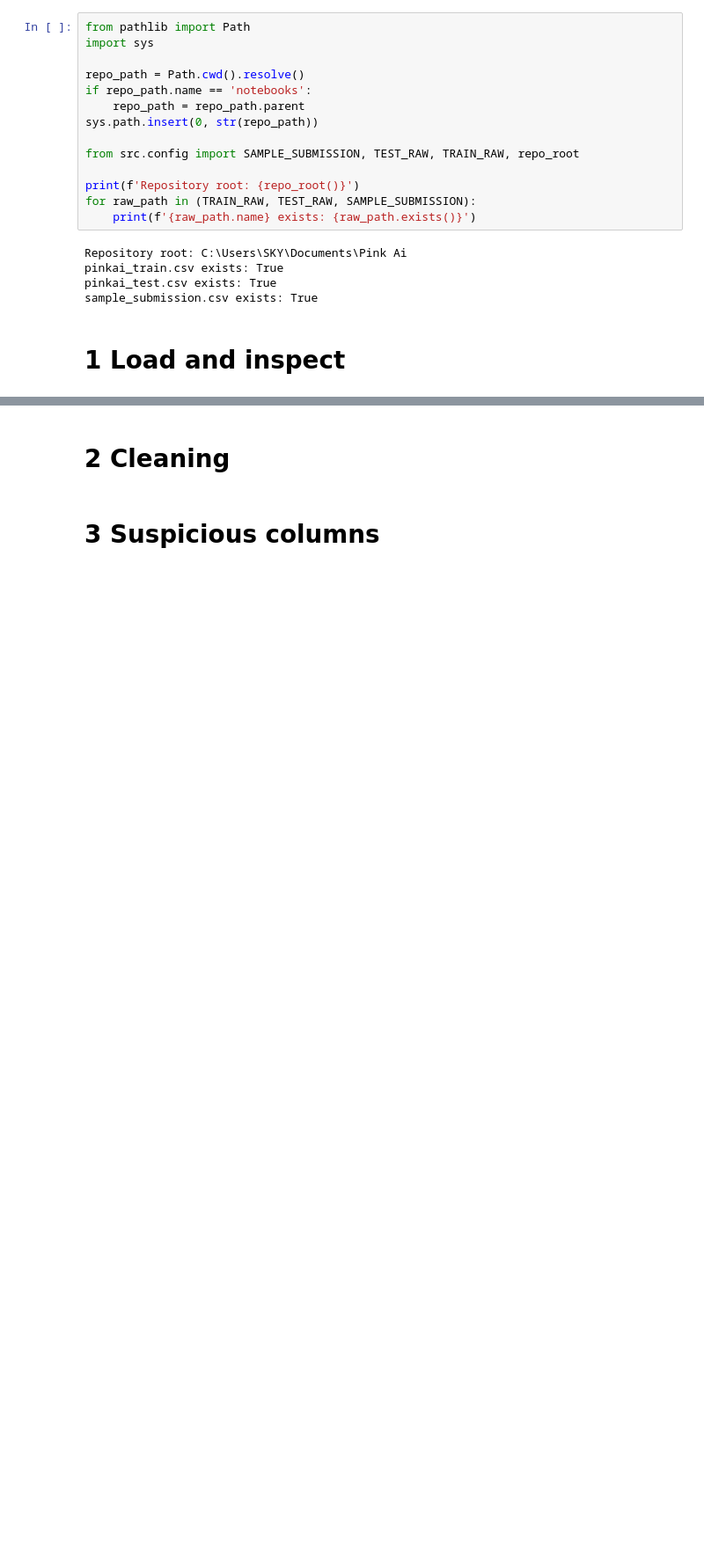
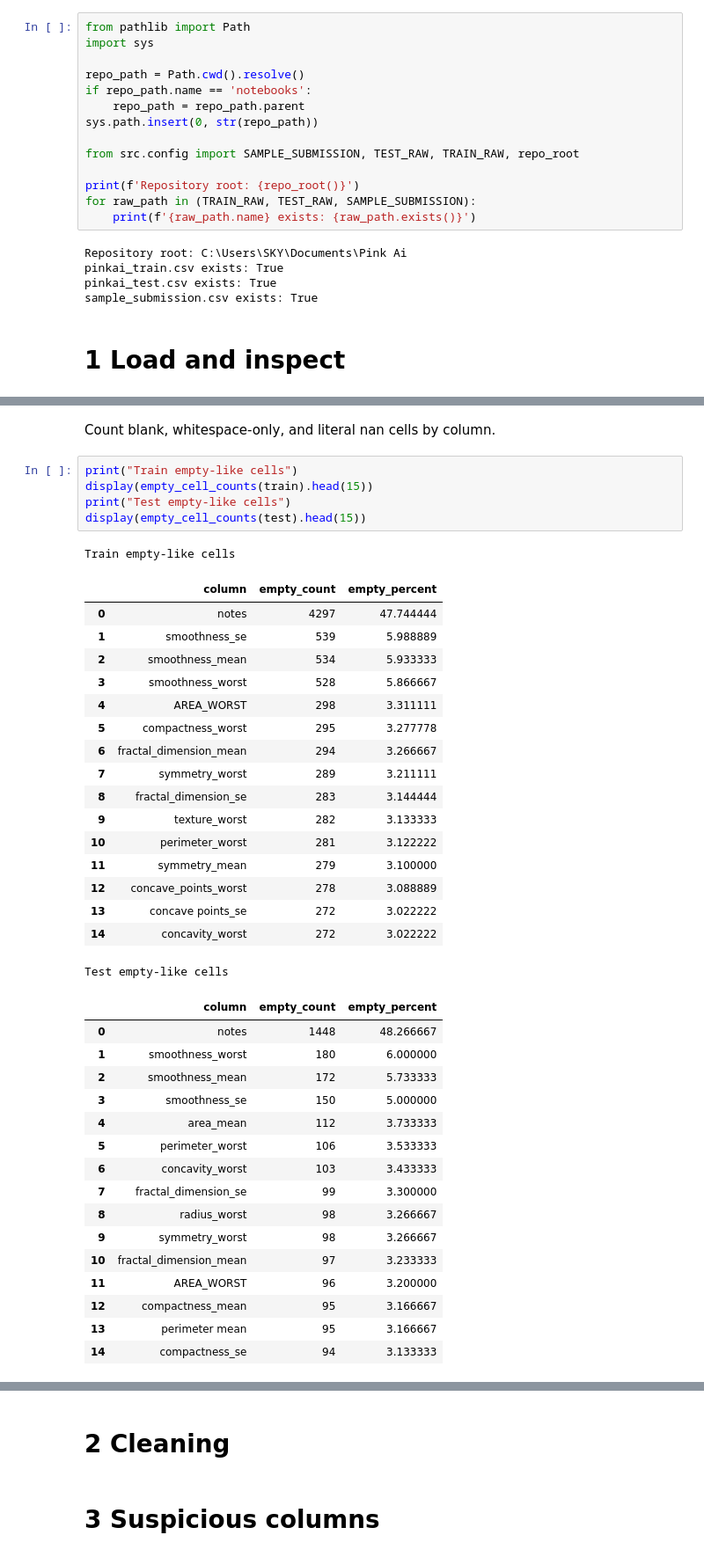
Before and after one commit to JHT127/pink-ai-hackathon, a Jupyter notebook: notebooks/main.ipynb, the cells around one changed output, grey strips where cells are left out. Shown at 88% size. Saved outputs shown, nothing was run; the diff lists cells and outputs as text; blank space fills up the shorter version.

```diff
--- a/notebooks/main.ipynb
+++ b/notebooks/main.ipynb
@@ -23,0 +100,42 @@ sample_submission.csv exists: True
+# %% [markdown]
+Count blank, whitespace-only, and literal nan cells by column.
+# %%
+print("Train empty-like cells")
+display(empty_cell_counts(train).head(15))
+print("Test empty-like cells")
+display(empty_cell_counts(test).head(15))
+# %% [output]
+Train empty-like cells
+|  | column | empty_count | empty_percent |
+| 0 | notes | 4297 | 47.744444 |
+| 1 | smoothness_se | 539 | 5.988889 |
+| 2 | smoothness_mean | 534 | 5.933333 |
+| 3 | smoothness_worst | 528 | 5.866667 |
+| 4 | AREA_WORST | 298 | 3.311111 |
+| 5 | compactness_worst | 295 | 3.277778 |
+| 6 | fractal_dimension_mean | 294 | 3.266667 |
+| 7 | symmetry_worst | 289 | 3.211111 |
+| 8 | fractal_dimension_se | 283 | 3.144444 |
+| 9 | texture_worst | 282 | 3.133333 |
+| 10 | perimeter_worst | 281 | 3.122222 |
+| 11 | symmetry_mean | 279 | 3.100000 |
+| 12 | concave_points_worst | 278 | 3.088889 |
+| 13 | concave points_se | 272 | 3.022222 |
+| 14 | concavity_worst | 272 | 3.022222 |
+Test empty-like cells
+|  | column | empty_count | empty_percent |
+| 0 | notes | 1448 | 48.266667 |
+| 1 | smoothness_worst | 180 | 6.000000 |
+| 2 | smoothness_mean | 172 | 5.733333 |
+| 3 | smoothness_se | 150 | 5.000000 |
+| 4 | area_mean | 112 | 3.733333 |
+| 5 | perimeter_worst | 106 | 3.533333 |
+| 6 | concavity_worst | 103 | 3.433333 |
+| 7 | fractal_dimension_se | 99 | 3.300000 |
+| 8 | radius_worst | 98 | 3.266667 |
+| 9 | symmetry_worst | 98 | 3.266667 |
+| 10 | fractal_dimension_mean | 97 | 3.233333 |
+| 11 | AREA_WORST | 96 | 3.200000 |
+| 12 | compactness_mean | 95 | 3.166667 |
+| 13 | perimeter mean | 95 | 3.166667 |
+| 14 | compactness_se | 94 | 3.133333 |
```
Also changed, not shown: parts of 21 cells of this notebook, 3 other files.
